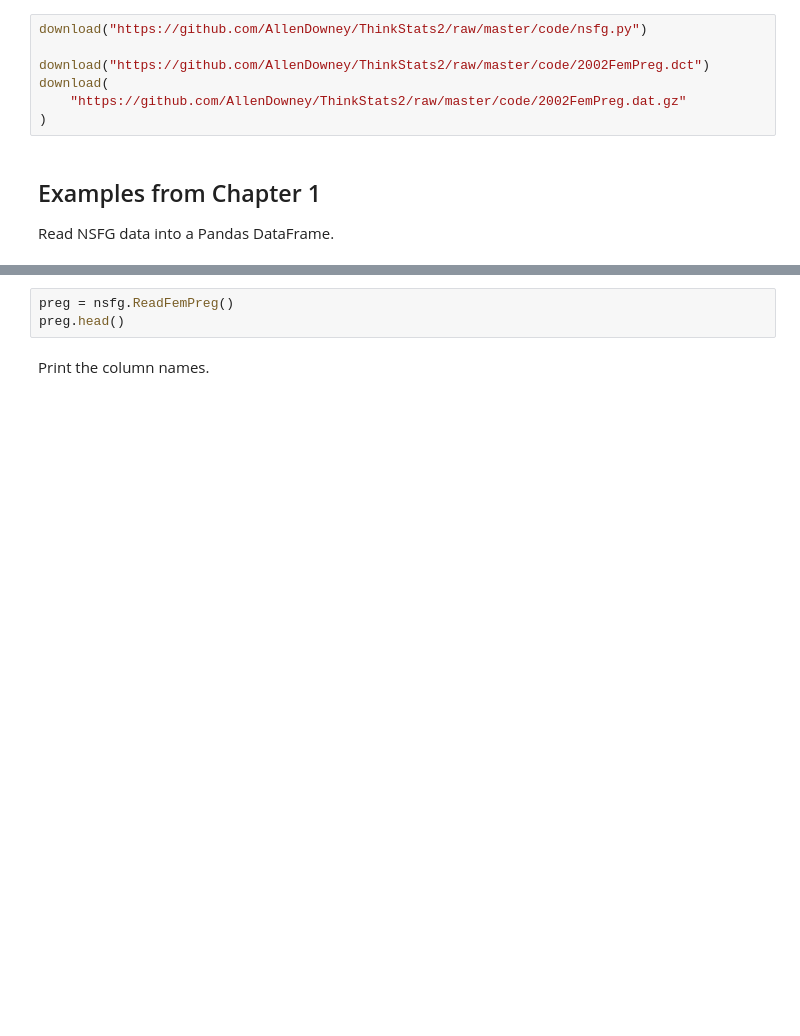
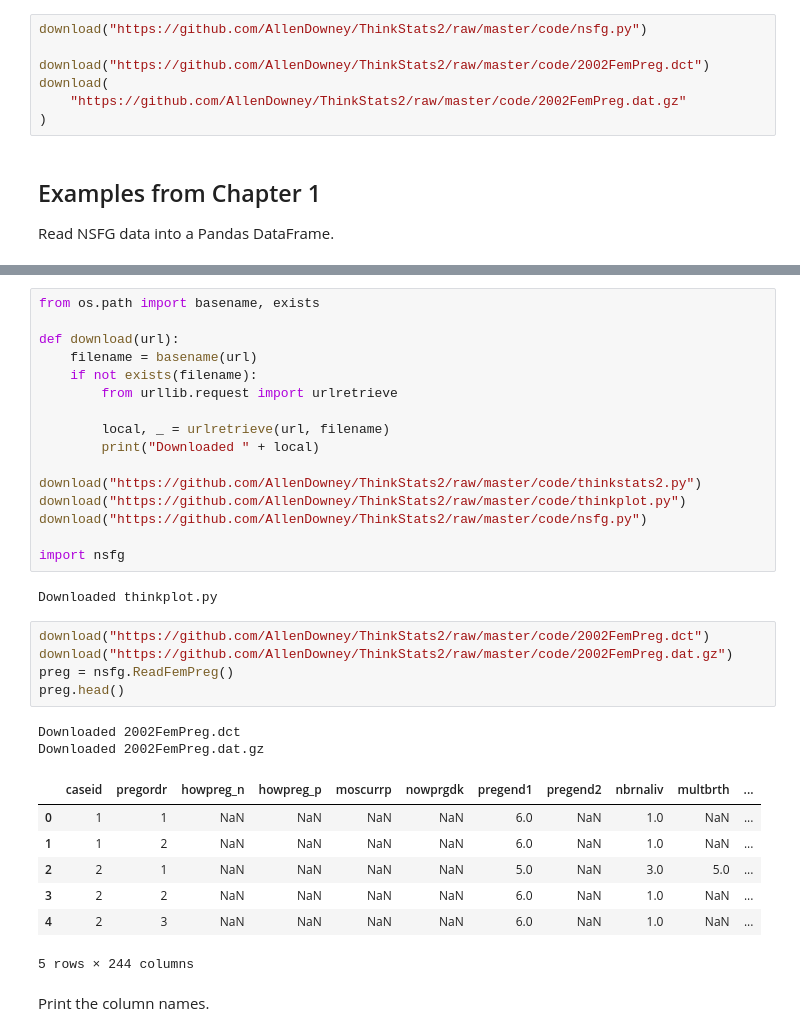
Before and after one commit to cameronskim/DataScienceWorks, a Jupyter notebook: code/chap01ex.ipynb, the cells around one changed output, grey strips where cells are left out. Drawn from its saved outputs; the diff is of its cells as text; blank space fills up the shorter version.

```diff
--- a/code/chap01ex.ipynb
+++ b/code/chap01ex.ipynb
@@ -41,6 +37,36 @@ ModuleNotFoundError: No module named 'nsfg'
-# %%
-preg = nsfg.ReadFemPreg()
-preg.head()
+# %%
+from os.path import basename, exists
+
+def download(url):
+    filename = basename(url)
+    if not exists(filename):
+        from urllib.request import urlretrieve
+
+        local, _ = urlretrieve(url, filename)
+        print("Downloaded " + local)
+
+download("https://github.com/AllenDowney/ThinkStats2/raw/master/code/thinkstats2.py")
+download("https://github.com/AllenDowney/ThinkStats2/raw/master/code/thinkplot.py")
+download("https://github.com/AllenDowney/ThinkStats2/raw/master/code/nsfg.py")
+
+import nsfg
+# %% [output]
+Downloaded thinkplot.py
+# %%
+download("https://github.com/AllenDowney/ThinkStats2/raw/master/code/2002FemPreg.dct")
+download("https://github.com/AllenDowney/ThinkStats2/raw/master/code/2002FemPreg.dat.gz")
+preg = nsfg.ReadFemPreg()
+preg.head()
+# %% [output]
+Downloaded 2002FemPreg.dct
+Downloaded 2002FemPreg.dat.gz
+|  | caseid | pregordr | howpreg_n | howpreg_p | moscurrp | nowprgdk | pregend1 | pregend2 | nbrnaliv | multbrth | ... |
+| 0 | 1 | 1 | NaN | NaN | NaN | NaN | 6.0 | NaN | 1.0 | NaN | ... |
+| 1 | 1 | 2 | NaN | NaN | NaN | NaN | 6.0 | NaN | 1.0 | NaN | ... |
+| 2 | 2 | 1 | NaN | NaN | NaN | NaN | 5.0 | NaN | 3.0 | 5.0 | ... |
+| 3 | 2 | 2 | NaN | NaN | NaN | NaN | 6.0 | NaN | 1.0 | NaN | ... |
+| 4 | 2 | 3 | NaN | NaN | NaN | NaN | 6.0 | NaN | 1.0 | NaN | ... |
+5 rows × 244 columns
 # %% [markdown]
 Print the column names.
 # %%
```
Also changed, not shown: parts of 19 cells of this notebook.
